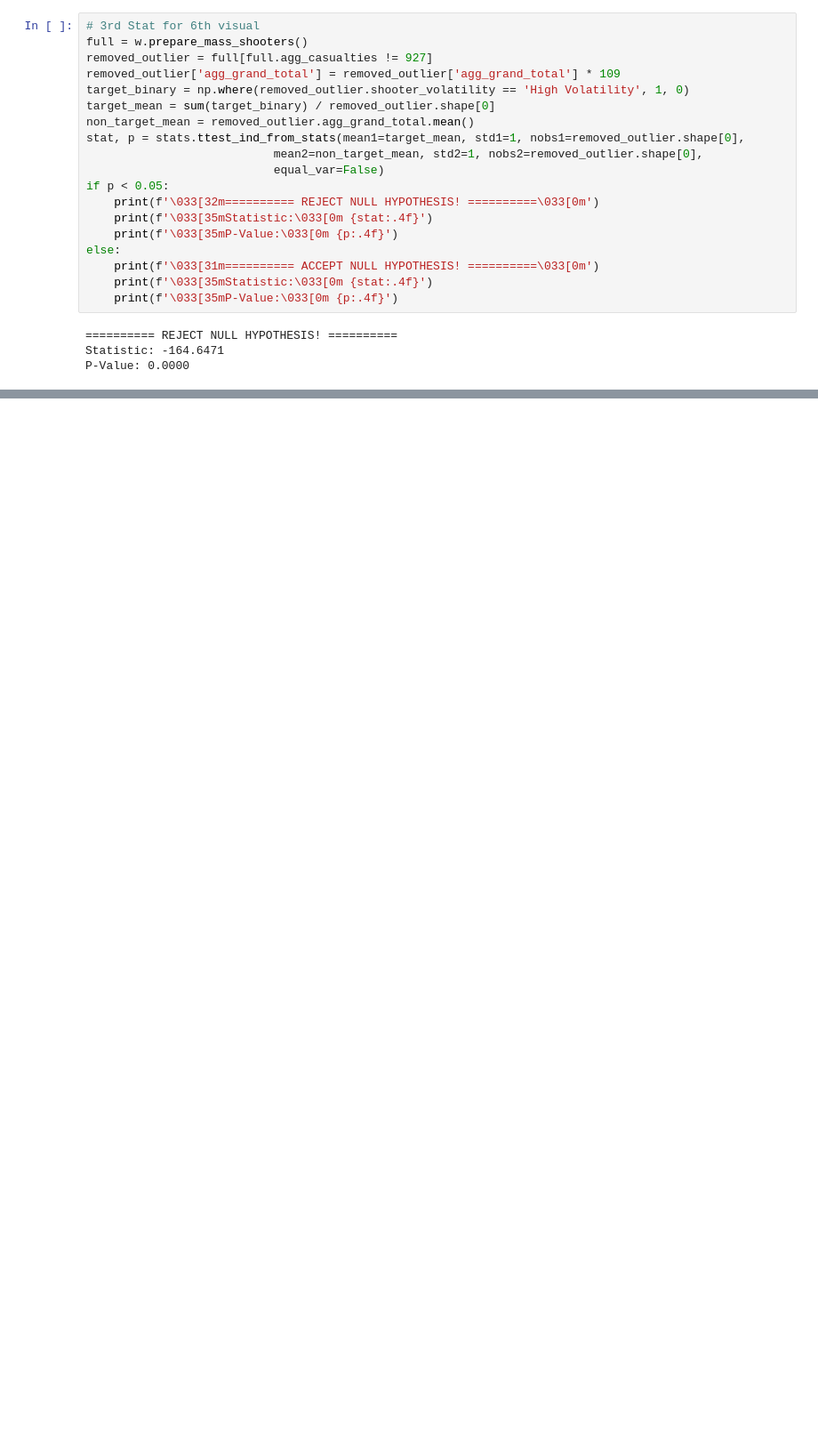
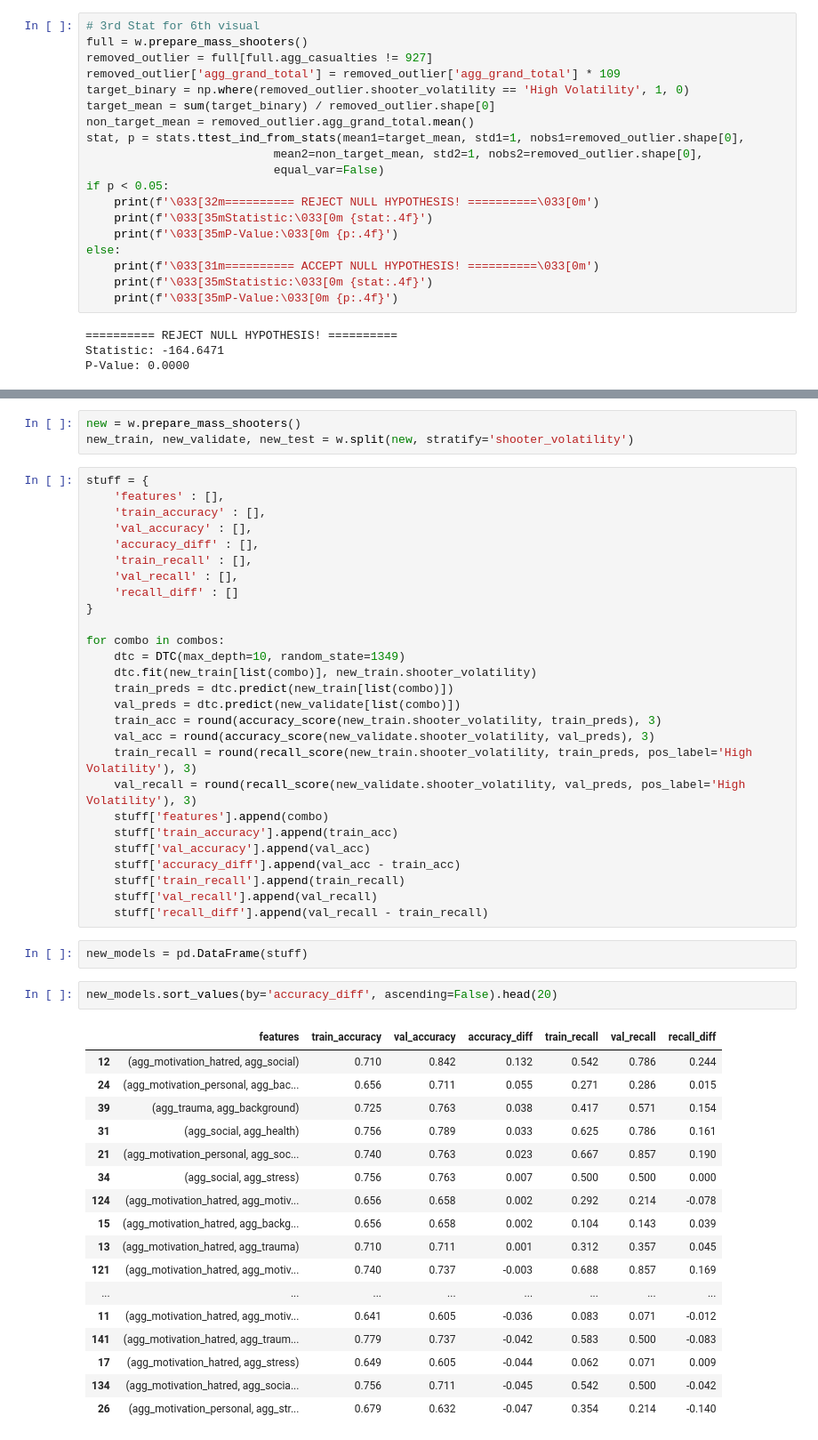
Before and after one commit to Jared-Wood135/mass-shooters-project, a Jupyter notebook: model.ipynb, the cells around one changed output, grey strips where cells are left out. Shown at 89% size. Cells and saved outputs as stored; diff of their text form; blank space fills up the shorter version.

```diff
--- a/model.ipynb
+++ b/model.ipynb
@@ -515,0 +555,52 @@ P-Value: 0.0000
+# %%
+new = w.prepare_mass_shooters()
+new_train, new_validate, new_test = w.split(new, stratify='shooter_volatility')
+# %%
+stuff = {
+    'features' : [],
+    'train_accuracy' : [],
+    'val_accuracy' : [],
+    'accuracy_diff' : [],
+    'train_recall' : [],
+    'val_recall' : [],
+    'recall_diff' : []
+}
+
+for combo in combos:
+    dtc = DTC(max_depth=10, random_state=1349)
+    dtc.fit(new_train[list(combo)], new_train.shooter_volatility)
+    train_preds = dtc.predict(new_train[list(combo)])
+    val_preds = dtc.predict(new_validate[list(combo)])
+    train_acc = round(accuracy_score(new_train.shooter_volatility, train_preds), 3)
+    val_acc = round(accuracy_score(new_validate.shooter_volatility, val_preds), 3)
+    train_recall = round(recall_score(new_train.shooter_volatility, train_preds, pos_label='High Volatility'), 3)
+    val_recall = round(recall_score(new_validate.shooter_volatility, val_preds, pos_label='High Volatility'), 3)
+    stuff['features'].append(combo)
+    stuff['train_accuracy'].append(train_acc)
+    stuff['val_accuracy'].append(val_acc)
+    stuff['accuracy_diff'].append(val_acc - train_acc)
+    stuff['train_recall'].append(train_recall)
+    stuff['val_recall'].append(val_recall)
+    stuff['recall_diff'].append(val_recall - train_recall)
+# %%
+new_models = pd.DataFrame(stuff)
+# %%
+new_models.sort_values(by='accuracy_diff', ascending=False).head(20)
+# %% [output]
+|  | features | train_accuracy | val_accuracy | accuracy_diff | train_recall | val_recall | recall_diff |
+| 12 | (agg_motivation_hatred, agg_social) | 0.710 | 0.842 | 0.132 | 0.542 | 0.786 | 0.244 |
+| 24 | (agg_motivation_personal, agg_bac... | 0.656 | 0.711 | 0.055 | 0.271 | 0.286 | 0.015 |
+| 39 | (agg_trauma, agg_background) | 0.725 | 0.763 | 0.038 | 0.417 | 0.571 | 0.154 |
+| 31 | (agg_social, agg_health) | 0.756 | 0.789 | 0.033 | 0.625 | 0.786 | 0.161 |
+| 21 | (agg_motivation_personal, agg_soc... | 0.740 | 0.763 | 0.023 | 0.667 | 0.857 | 0.190 |
+| 34 | (agg_social, agg_stress) | 0.756 | 0.763 | 0.007 | 0.500 | 0.500 | 0.000 |
+| 124 | (agg_motivation_hatred, agg_motiv... | 0.656 | 0.658 | 0.002 | 0.292 | 0.214 | -0.078 |
+| 15 | (agg_motivation_hatred, agg_backg... | 0.656 | 0.658 | 0.002 | 0.104 | 0.143 | 0.039 |
+| 13 | (agg_motivation_hatred, agg_trauma) | 0.710 | 0.711 | 0.001 | 0.312 | 0.357 | 0.045 |
+| 121 | (agg_motivation_hatred, agg_motiv... | 0.740 | 0.737 | -0.003 | 0.688 | 0.857 | 0.169 |
+| ... | ... | ... | ... | ... | ... | ... | ... |
+| 11 | (agg_motivation_hatred, agg_motiv... | 0.641 | 0.605 | -0.036 | 0.083 | 0.071 | -0.012 |
+| 141 | (agg_motivation_hatred, agg_traum... | 0.779 | 0.737 | -0.042 | 0.583 | 0.500 | -0.083 |
+| 17 | (agg_motivation_hatred, agg_stress) | 0.649 | 0.605 | -0.044 | 0.062 | 0.071 | 0.009 |
+| 134 | (agg_motivation_hatred, agg_socia... | 0.756 | 0.711 | -0.045 | 0.542 | 0.500 | -0.042 |
+| 26 | (agg_motivation_personal, agg_str... | 0.679 | 0.632 | -0.047 | 0.354 | 0.214 | -0.140 |
```
Also changed, not shown: parts of 10 cells of this notebook, 1 other file.
